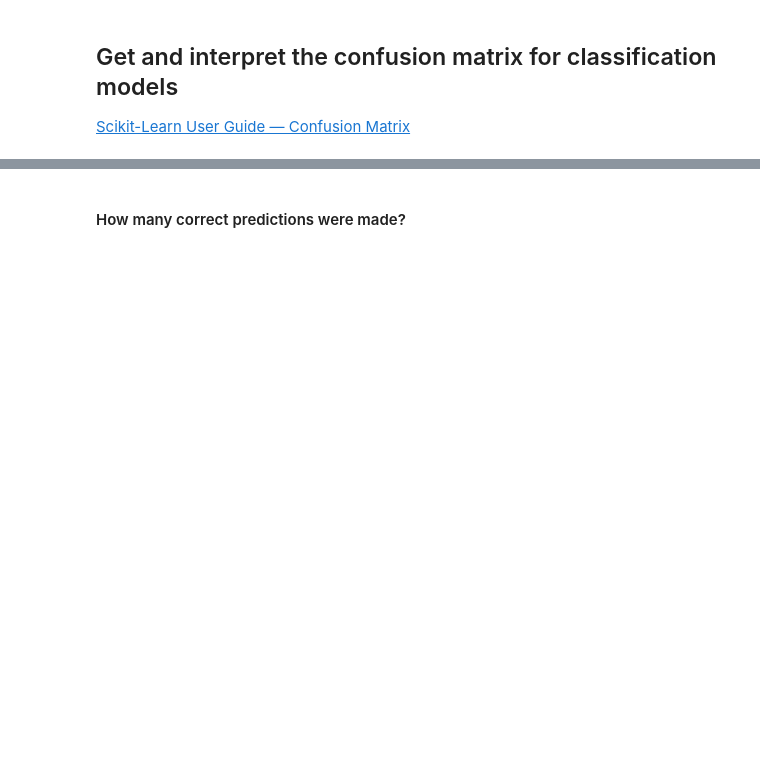
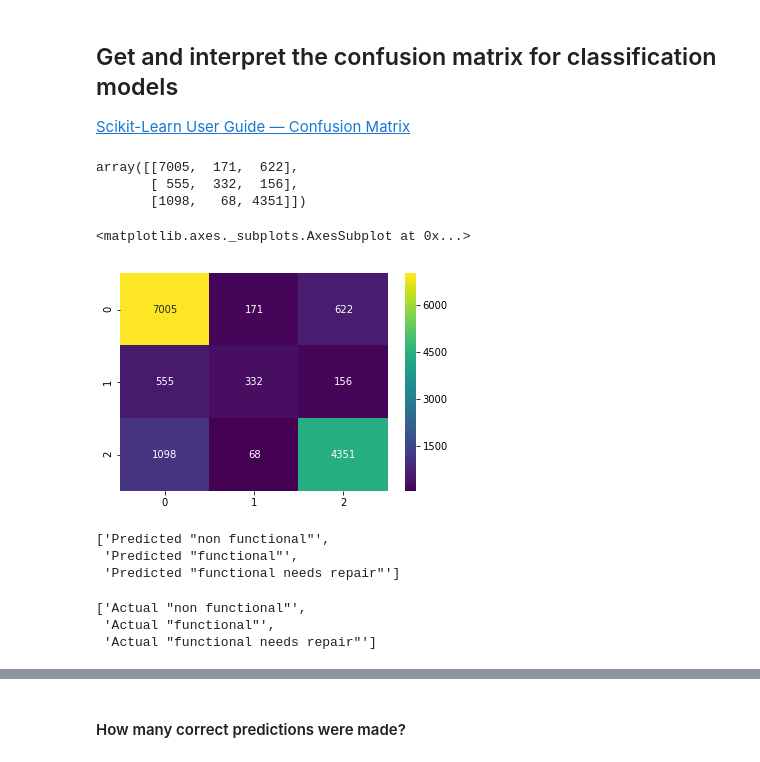
Before and after one commit to bloominstituteoftechnology/DS-Unit-2-Tree-Ensembles, a Jupyter notebook: module3-confusion-matrix/confusion_matrix.ipynb, the cells around one changed output, grey strips where cells are left out. Drawn from its saved outputs; the diff is of its cells as text; code cells hidden in the pictures; blank space fills up the shorter version.

```diff
--- a/module3-confusion-matrix/confusion_matrix.ipynb
+++ b/module3-confusion-matrix/confusion_matrix.ipynb
@@ -119,3 +121,30 @@ print('Validation Accuracy', accuracy_score(y_val, y_pred))
 ## Get and interpret the confusion matrix for classification models
 
 [Scikit-Learn User Guide — Confusion Matrix](https://scikit-learn.org/stable/modules/model_evaluation.html#confusion-matrix)
+# %%
+from sklearn.metrics import confusion_matrix;
+cm = confusion_matrix(y_val, y_pred);
+cm
+# %% [output]
+array([[7005,  171,  622],
+       [ 555,  332,  156],
+       [1098,   68, 4351]])
+# %%
+sns.heatmap(cm, cmap='viridis', annot=True, fmt='d')
+# %% [output]
+<matplotlib.axes._subplots.AxesSubplot at 0x...>
+[figure, added]
+# %%
+columns = [f'Predicted "{c}"' for c in y_val.unique()];
+columns
+# %% [output]
+['Predicted "non functional"',
+ 'Predicted "functional"',
+ 'Predicted "functional needs repair"']
+# %%
+index_names = [f'Actual "{c}"' for c in y_val.unique()];
+index_names
+# %% [output]
+['Actual "non functional"',
+ 'Actual "functional"',
+ 'Actual "functional needs repair"']
```
Also changed, not shown: parts of 20 cells of this notebook.
